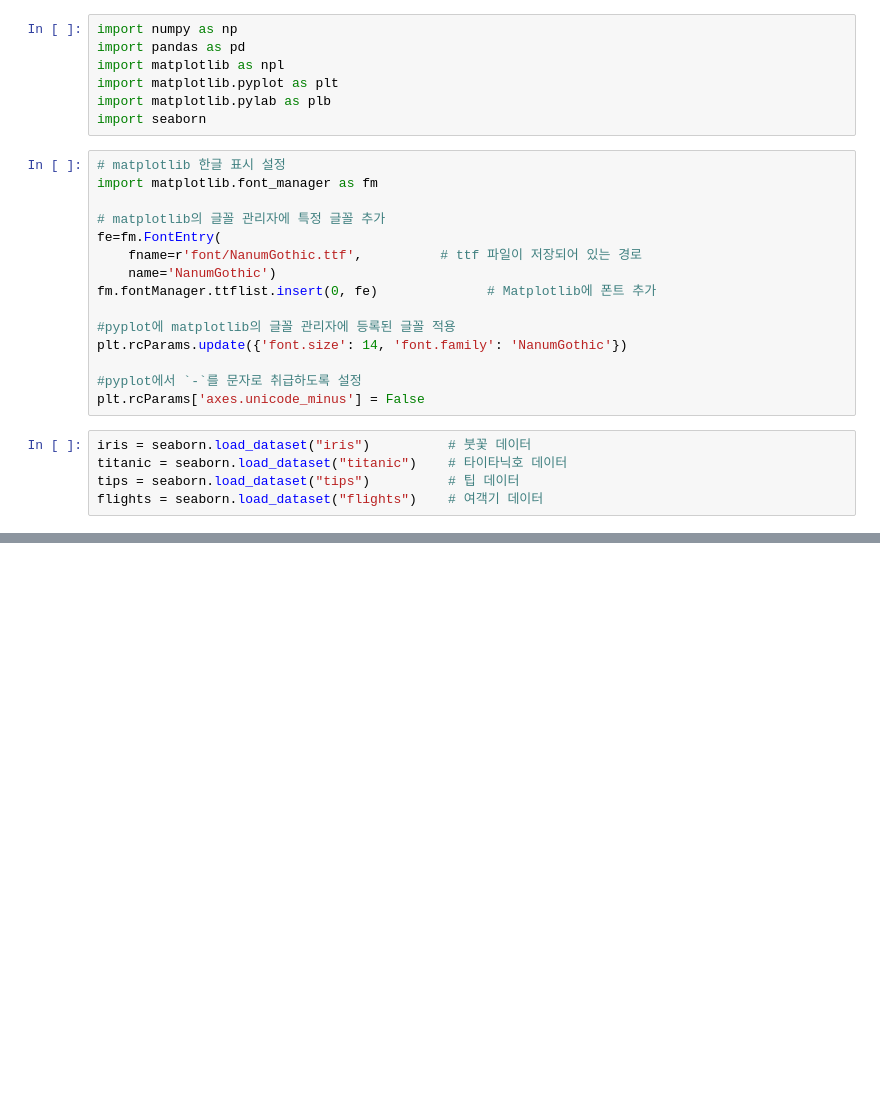
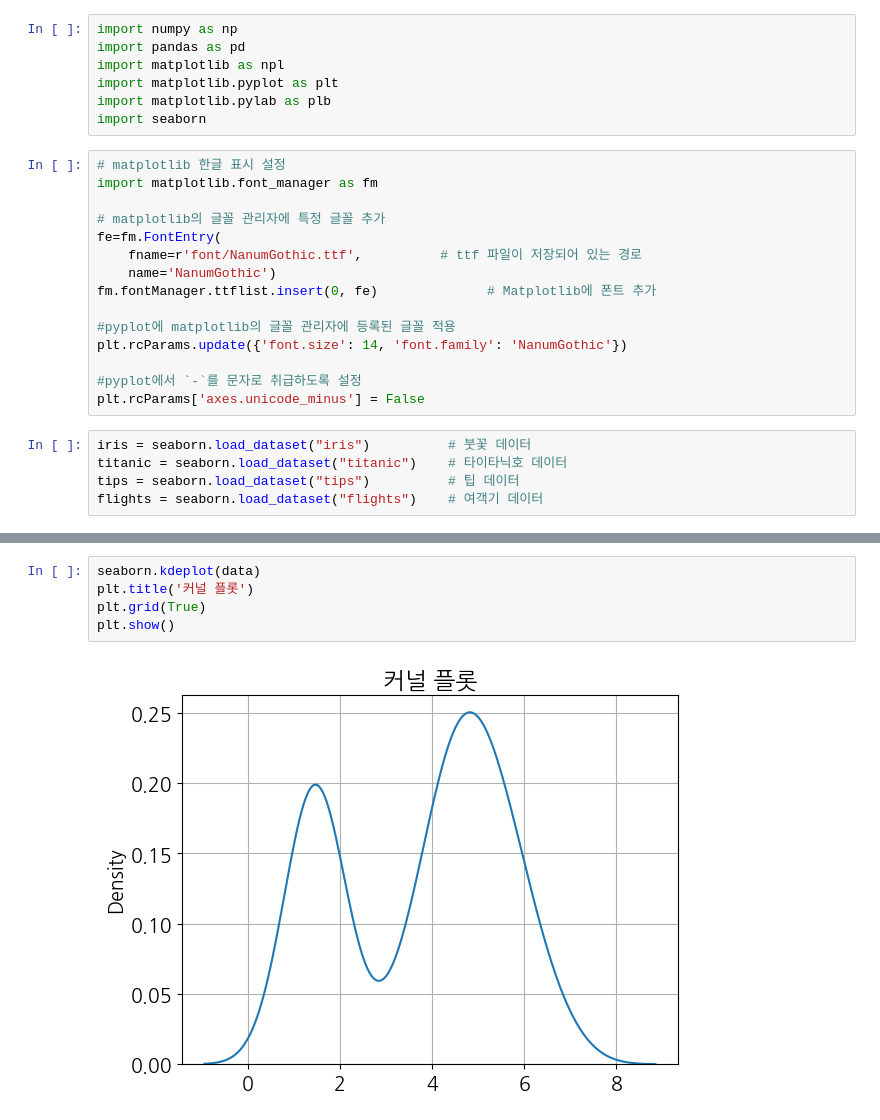
Before and after one commit to devKMC/python, a Jupyter notebook: matplotlib_visualize_data/matplotlib_example.ipynb, the cells around one changed output, grey strips where cells are left out. Cells and saved outputs as stored; diff of their text form; blank space fills up the shorter version.

```diff
--- a/matplotlib_visualize_data/matplotlib_example.ipynb
+++ b/matplotlib_visualize_data/matplotlib_example.ipynb
@@ -27,0 +62,7 @@ flights = seaborn.load_dataset("flights")    # 여객기 데이터
+# %%
+seaborn.kdeplot(data)
+plt.title('커널 플롯')
+plt.grid(True)
+plt.show()
+# %% [output]
+[figure, added]
```
Also changed, not shown: parts of 18 cells of this notebook.
